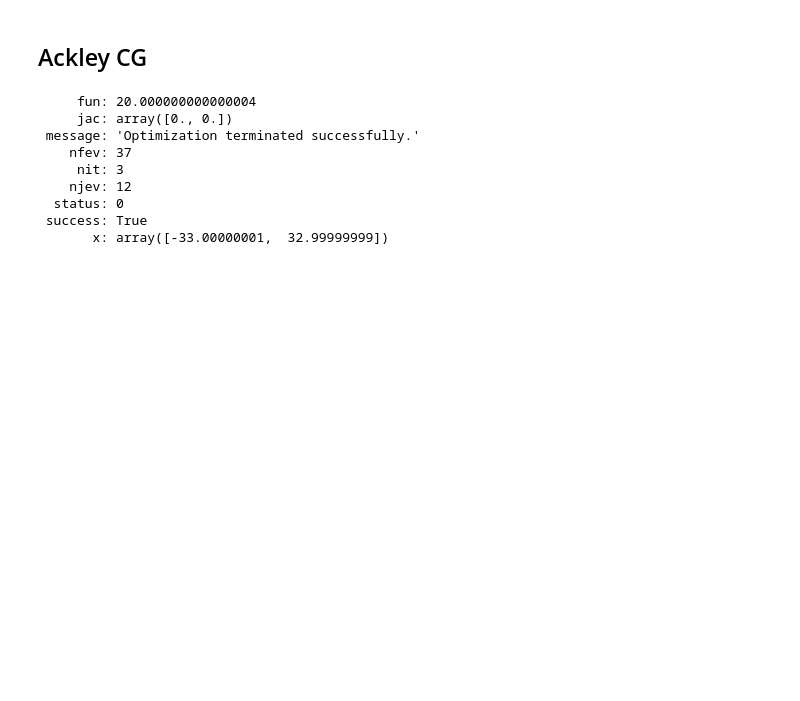
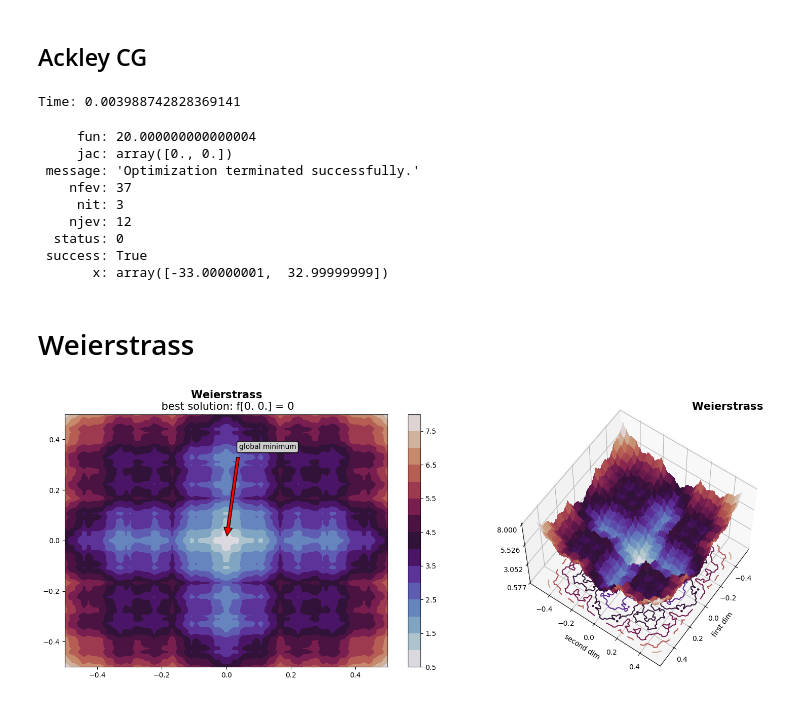
Before and after one commit to Metaraddin/m1_isit, a Jupyter notebook: PR_9-10/main.ipynb, the cells around one changed output. Cells and saved outputs as stored; diff of their text form; code cells hidden in the pictures; blank space fills up the shorter version.

```diff
--- a/PR_9-10/main.ipynb
+++ b/PR_9-10/main.ipynb
@@ -192,14 +189,20 @@ Best score before optimization: 2.7390048015173694
 ## Ackley CG
 # %%
 func = Ackley(dim=1)
-scipy.optimize.minimize(func, ackley_vb, method='cg')
+t = time.time()
+result = scipy.optimize.minimize(func, ackley_vb, method='cg')
+print(f'Time: {time.time() - t}')
+result
 # %% [output]
-     fun: 20.000000000000004
-     jac: array([0., 0.])
- message: 'Optimization terminated successfully.'
-    nfev: 37
-     nit: 3
-    njev: 12
-  status: 0
- success: True
-       x: array([-33.00000001,  32.99999999])
+Time: 0.003988742828369141
+     fun: 20.000000000000004
+     jac: array([0., 0.])
+ message: 'Optimization terminated successfully.'
+    nfev: 37
+     nit: 3
+    njev: 12
+  status: 0
+ success: True
+       x: array([-33.00000001,  32.99999999])
+# %% [markdown]
+# Weierstrass
@@ -205,0 +211,12 @@ scipy.optimize.minimize(func, ackley_vb, method='cg')
+# %%
+func = Weierstrass(dim=2)
+plot_3d(func,
+        points_by_dim = 70,
+        title = fr"{type(func).__name__}",
+        bounds = None,
+        show_best_if_exists = True,
+        cmap = 'twilight',
+        plot_surface = True,
+        plot_heatmap = True)
+# %% [output]
+[figure, added]
```
Also changed, not shown: parts of 18 cells of this notebook.
